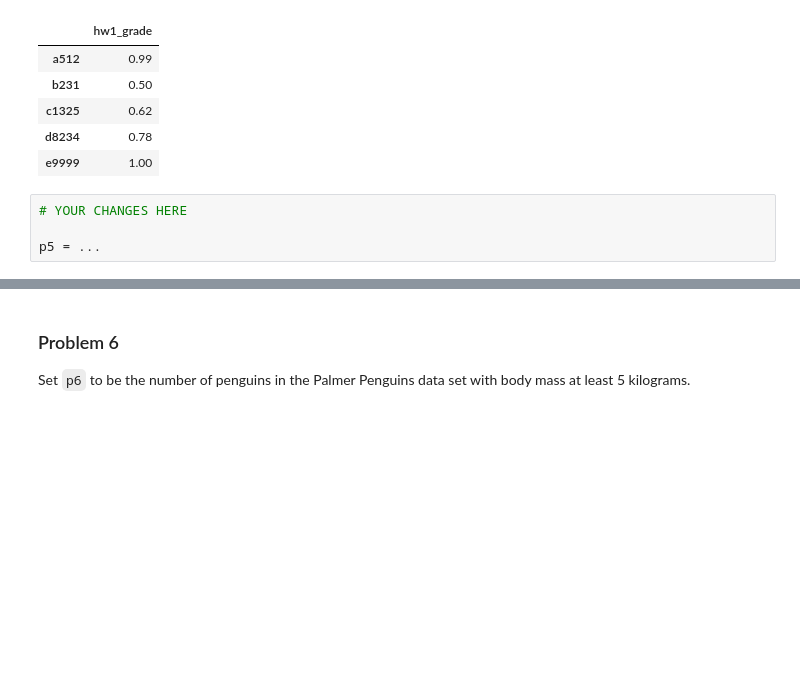
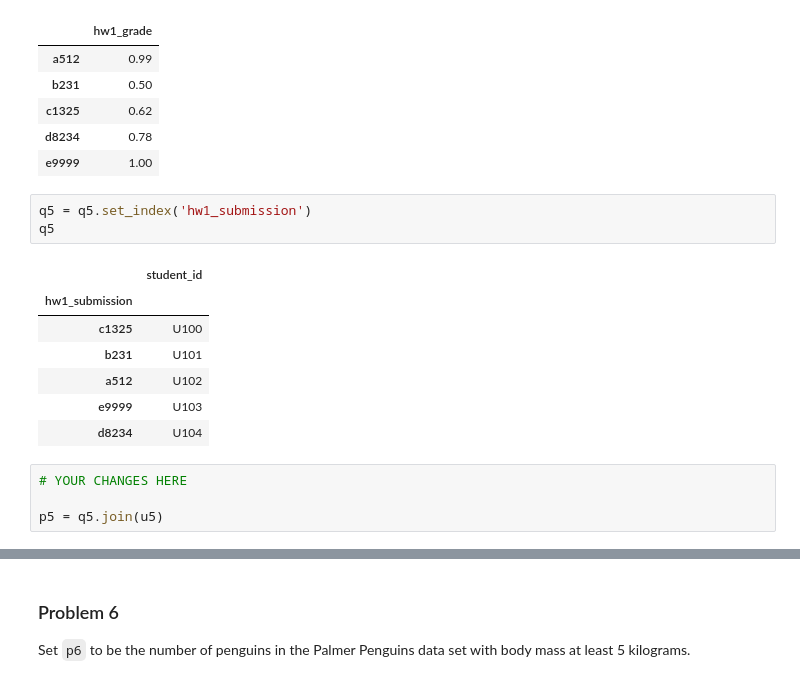
Before and after one commit to kmstepka/dx602-homework-09, a Jupyter notebook: homework.ipynb, the cells around one changed output, grey strips where cells are left out. Saved outputs shown, nothing was run; the diff lists cells and outputs as text; blank space fills up the shorter version.

```diff
--- a/homework.ipynb
+++ b/homework.ipynb
@@ -179,10 +190,21 @@ u5
 | c1325 | 0.62 |
 | d8234 | 0.78 |
 | e9999 | 1.00 |
+# %%
+q5 = q5.set_index('hw1_submission')
+q5
+# %% [output]
+|  | student_id |
+| hw1_submission |  |
+| c1325 | U100 |
+| b231 | U101 |
+| a512 | U102 |
+| e9999 | U103 |
+| d8234 | U104 |
 # %%
 # YOUR CHANGES HERE
 
-p5 = ...
+p5 = q5.join(u5)
 # %%
 p5
 # %% [output]
```
Also changed, not shown: parts of 46 cells of this notebook.
